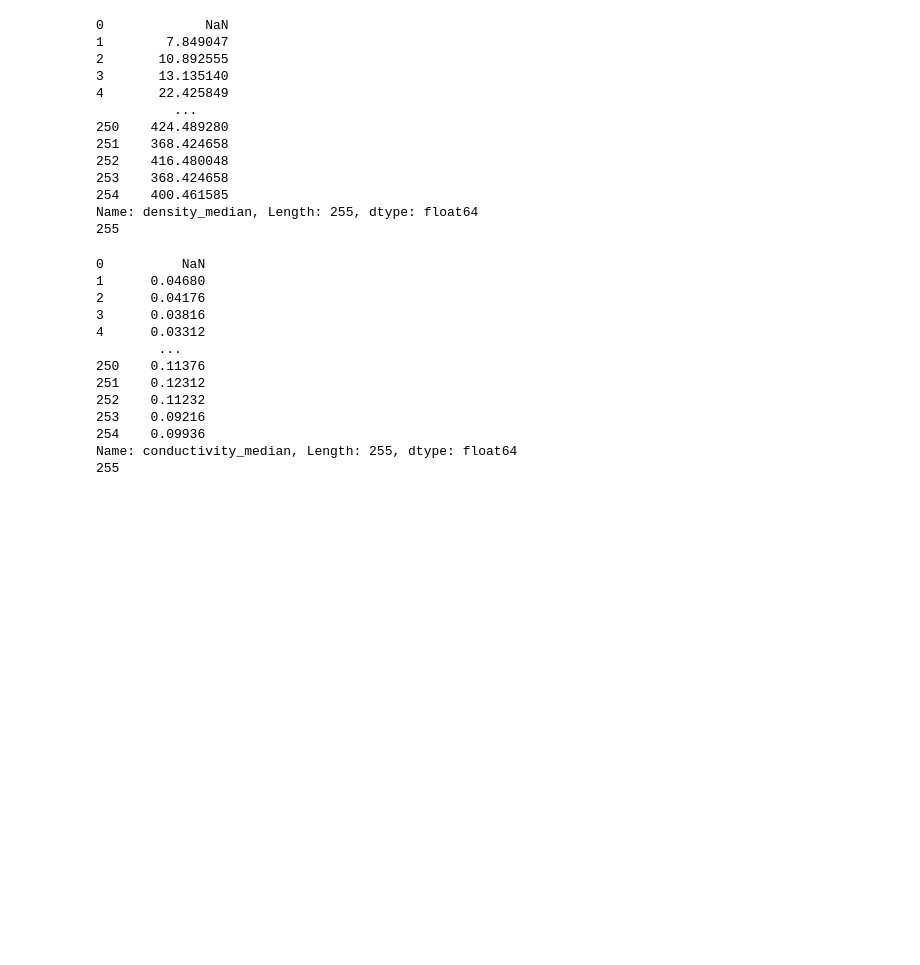
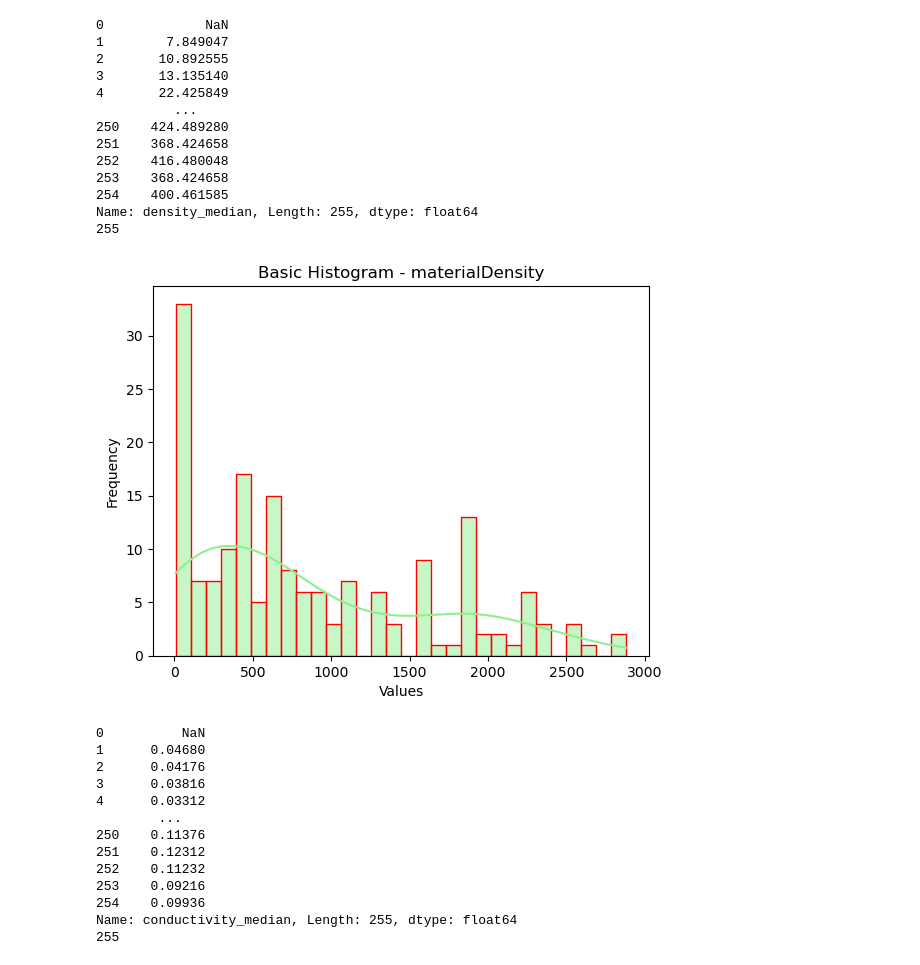
Before and after one commit to JulKaltenegger/2024-AI-enabled-material-property-predictions, a Jupyter notebook: Use Case-1_Physical Material Property/ASHRAE_Impute_Regression.ipynb, the cells around one changed output. Saved outputs shown, nothing was run; the diff lists cells and outputs as text; code cells hidden in the pictures; blank space fills up the shorter version.

```diff
--- a/Use Case-1_Physical Material Property/ASHRAE_Impute_Regression.ipynb
+++ b/Use Case-1_Physical Material Property/ASHRAE_Impute_Regression.ipynb
@@ -134,6 +155,27 @@ print(len(materialDensity))
 254    400.461585
 Name: density_median, Length: 255, dtype: float64
 255
+# %%
+import matplotlib.pyplot as plt
+import numpy as np
+import seaborn as sns
+
+# Generate random data for the histogram
+data = materialDensity
+
+# Plotting a basic histogram
+#plt.hist(data, bins=30, color='skyblue', edgecolor='black')
+sns.histplot(data, bins=30, kde=True, color='lightgreen', edgecolor='red')
+
+# Adding labels and title
+plt.xlabel('Values')
+plt.ylabel('Frequency')
+plt.title('Basic Histogram - materialDensity')
+
+# Display the plot
+plt.show()
+# %% [output]
+[figure, added]
 # %%
 #SPLIT Conductivity,
 
```
Also changed, not shown: parts of 70 cells of this notebook, 19 other files.
